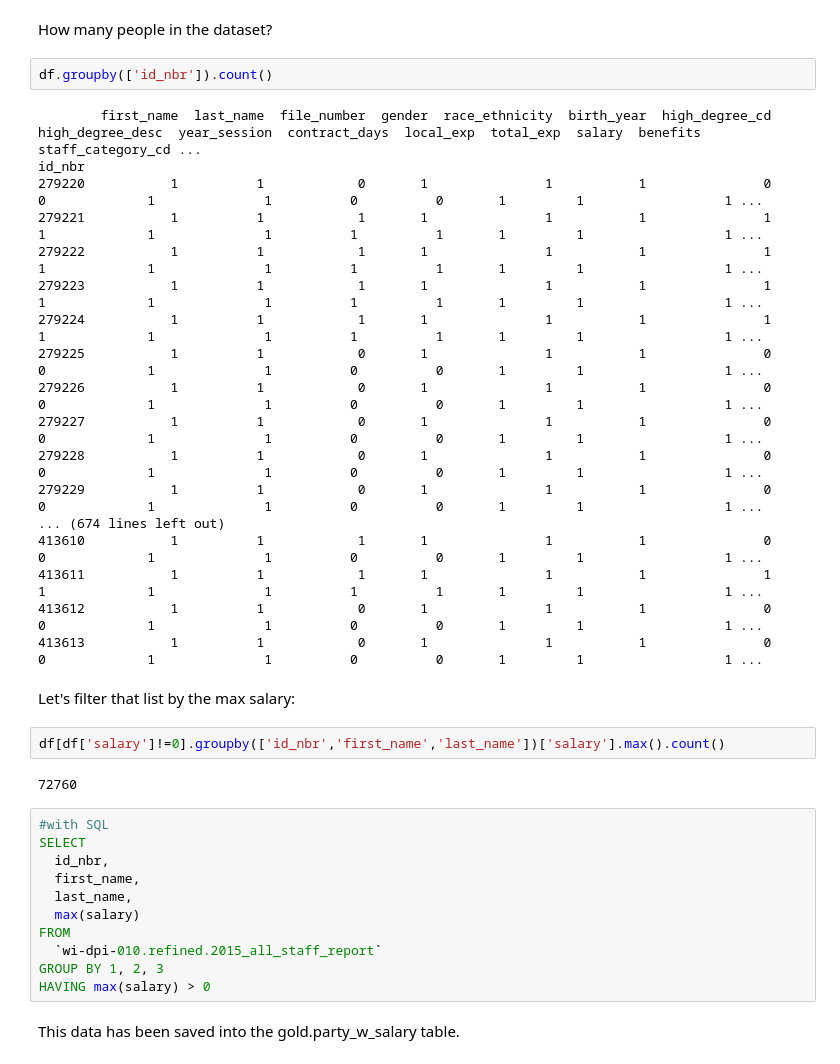
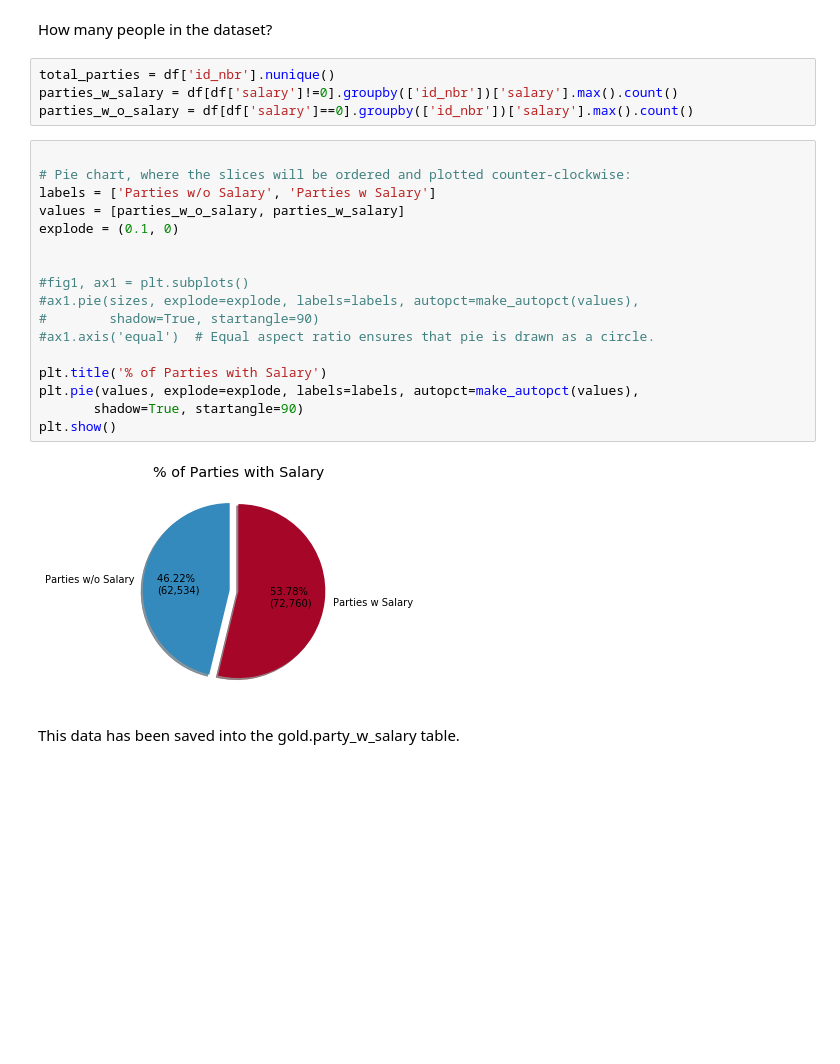
Before and after one commit to j-buss/wi-dpi, a Jupyter notebook: eda/5.0_Analysis.ipynb, the cells around one changed output. Drawn from its saved outputs; the diff is of its cells as text; blank space fills up the shorter version.

```diff
--- a/eda/5.0_Analysis.ipynb
+++ b/eda/5.0_Analysis.ipynb
@@ -222,43 +224,29 @@ The previous analysis started by examining salary data. What we found is that th
 For this step, as we want to go deeper into the Salary data we still need to answer the question about people.
 # %% [markdown]
 How many people in the dataset?
-# %%
-df.groupby(['id_nbr']).count()
-# %% [output]
-        first_name  last_name  file_number  gender  race_ethnicity  birth_year  high_degree_cd  high_degree_desc  year_session  contract_days  local_exp  total_exp  salary  benefits  staff_category_cd ...
-id_nbr
-279220           1          1            0       1               1           1               0                 0             1              1          0          0       1         1                  1 ...
-279221           1          1            1       1               1           1               1                 1             1              1          1          1       1         1                  1 ...
-279222           1          1            1       1               1           1               1                 1             1              1          1          1       1         1                  1 ...
-279223           1          1            1       1               1           1               1                 1             1              1          1          1       1         1                  1 ...
-279224           1          1            1       1               1           1               1                 1             1              1          1          1       1         1                  1 ...
-279225           1          1            0       1               1           1               0                 0             1              1          0          0       1         1                  1 ...
-279226           1          1            0       1               1           1               0                 0             1              1          0          0       1         1                  1 ...
-279227           1          1            0       1               1           1               0                 0             1              1          0          0       1         1                  1 ...
-279228           1          1            0       1               1           1               0                 0             1              1          0          0       1         1                  1 ...
-279229           1          1            0       1               1           1               0                 0             1              1          0          0       1         1                  1 ...
-... (674 lines left out)
-413610           1          1            1       1               1           1               0                 0             1              1          0          0       1         1                  1 ...
-413611           1          1            1       1               1           1               1                 1             1              1          1          1       1         1                  1 ...
-413612           1          1            0       1               1           1               0                 0             1              1          0          0       1         1                  1 ...
-413613           1          1            0       1               1           1               0                 0             1              1          0          0       1         1                  1 ...
-# %% [markdown]
-Let's filter that list by the max salary:
 # %%
-df[df['salary']!=0].groupby(['id_nbr','first_name','last_name'])['salary'].max().count()
+total_parties = df['id_nbr'].nunique()
+parties_w_salary = df[df['salary']!=0].groupby(['id_nbr'])['salary'].max().count()
+parties_w_o_salary = df[df['salary']==0].groupby(['id_nbr'])['salary'].max().count()
-# %% [output]
-72760
-# %%
-#with SQL
-SELECT
-  id_nbr,
-  first_name,
-  last_name,
-  max(salary)
-FROM
-  `wi-dpi-010.refined.2015_all_staff_report`
-GROUP BY 1, 2, 3
-HAVING max(salary) > 0
+# %%
+
+# Pie chart, where the slices will be ordered and plotted counter-clockwise:
+labels = ['Parties w/o Salary', 'Parties w Salary']
+values = [parties_w_o_salary, parties_w_salary]
+explode = (0.1, 0)
+
+
+#fig1, ax1 = plt.subplots()
+#ax1.pie(sizes, explode=explode, labels=labels, autopct=make_autopct(values),
+#        shadow=True, startangle=90)
+#ax1.axis('equal')  # Equal aspect ratio ensures that pie is drawn as a circle.
+
+plt.title('% of Parties with Salary')
+plt.pie(values, explode=explode, labels=labels, autopct=make_autopct(values),
+       shadow=True, startangle=90)
+plt.show()
+# %% [output]
+[figure, added]
 # %% [markdown]
 This data has been saved into the gold.party_w_salary table.
 # %%
```
Also changed, not shown: parts of 7 cells of this notebook.
